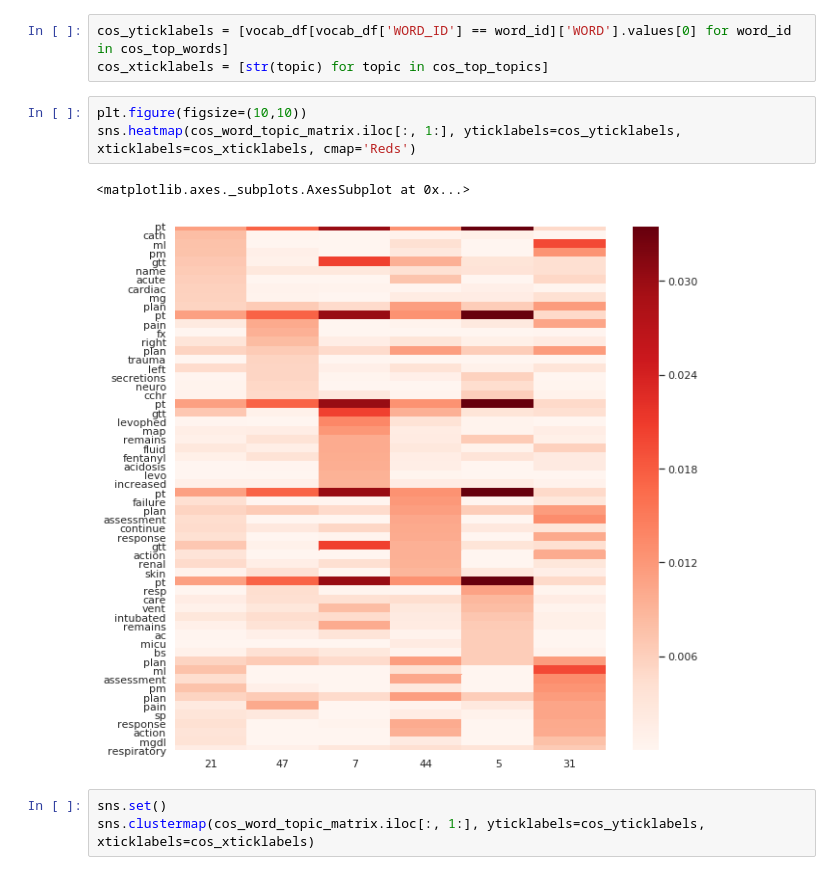
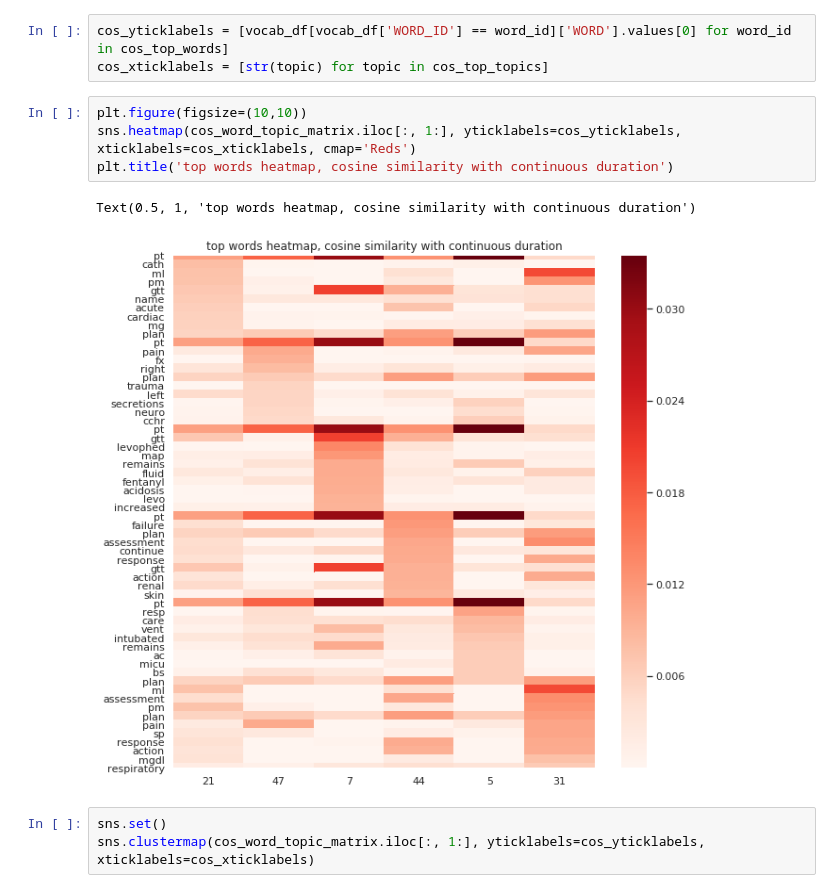
Before and after one commit to li-lab-mcgill/heterogeneous_ehr, a Jupyter notebook: Correlation.ipynb, the cells around one changed output. Cells and saved outputs as stored; diff of their text form.

```diff
--- a/Correlation.ipynb
+++ b/Correlation.ipynb
@@ -417,9 +419,10 @@ cos_xticklabels = [str(topic) for topic in cos_top_topics]
 # %%
 plt.figure(figsize=(10,10))
 sns.heatmap(cos_word_topic_matrix.iloc[:, 1:], yticklabels=cos_yticklabels, xticklabels=cos_xticklabels, cmap='Reds')
+plt.title('top words heatmap, cosine similarity with continuous duration')
 # %% [output]
-<matplotlib.axes._subplots.AxesSubplot at 0x...>
+Text(0.5, 1, 'top words heatmap, cosine similarity with continuous duration')
-[figure, old version]
+[figure, new version]
 # %%
 sns.set()
 sns.clustermap(cos_word_topic_matrix.iloc[:, 1:], yticklabels=cos_yticklabels, xticklabels=cos_xticklabels)
```
Also changed, not shown: parts of 20 cells of this notebook.
